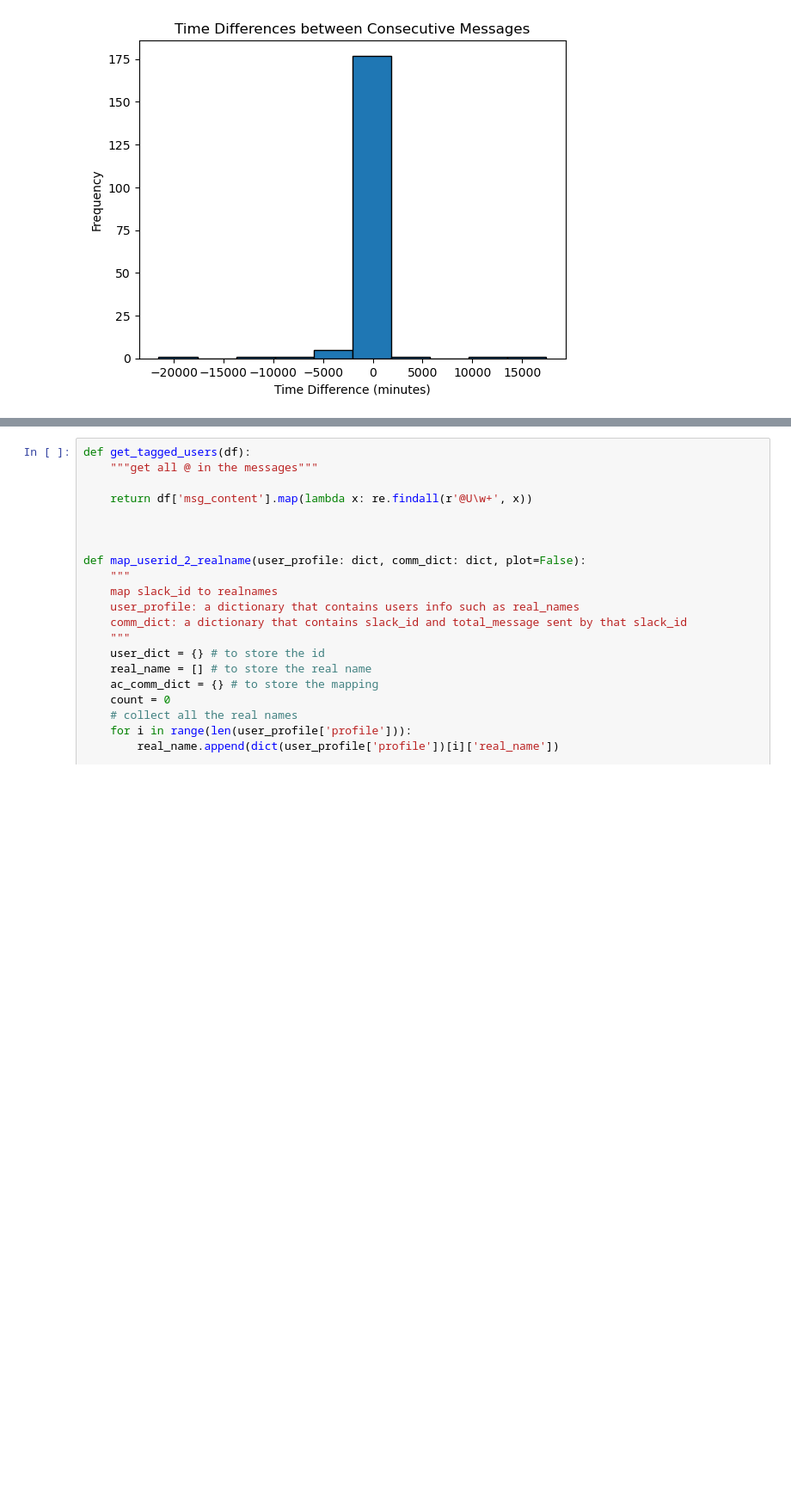
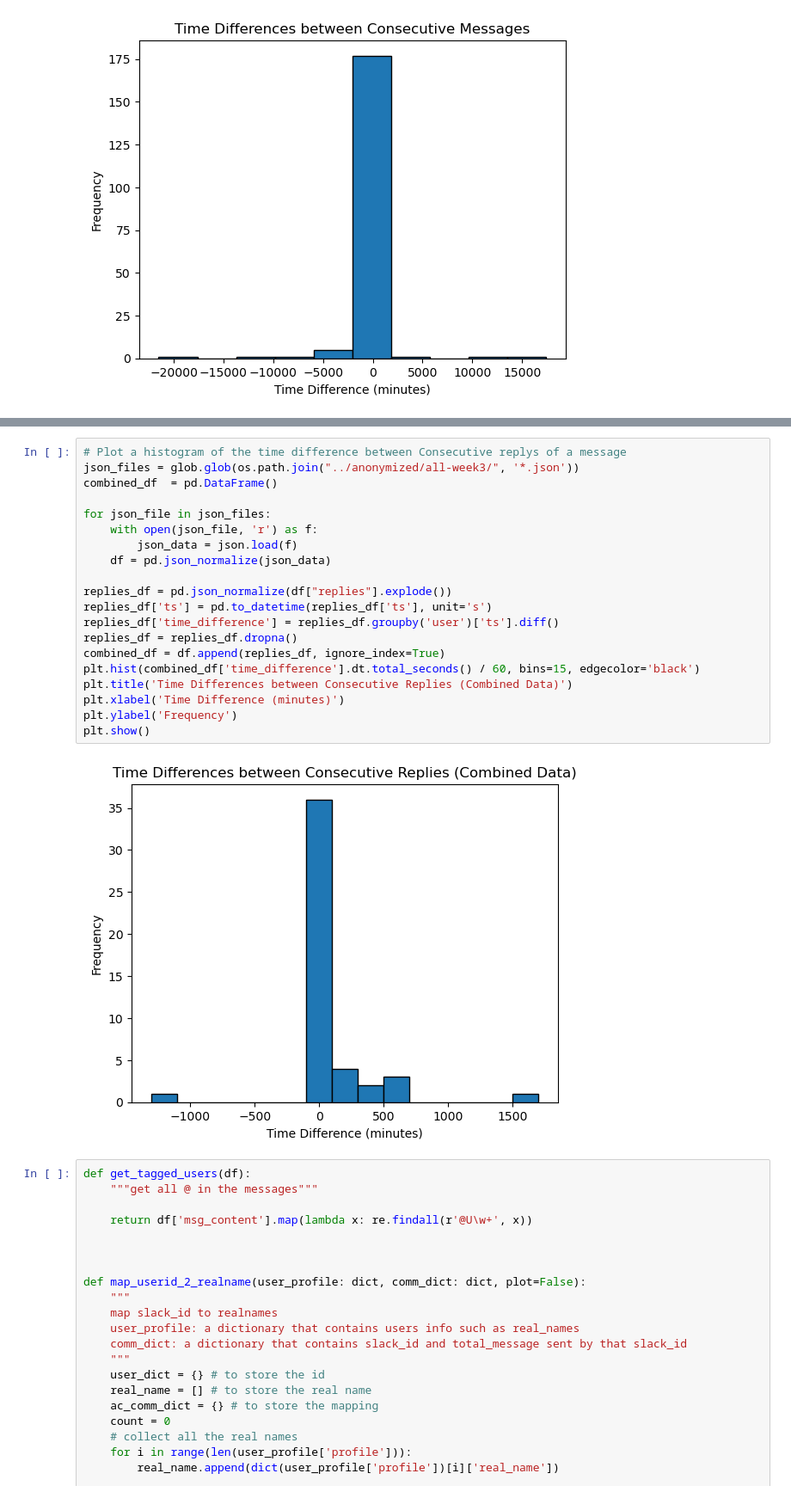
Before and after one commit to mickiyas123/10xac-week0_starter_network_analysis, a Jupyter notebook: notebooks/parse_slack_data.ipynb, the cells around one changed output, grey strips where cells are left out. Shown: that part at 86% size. Saved outputs shown, nothing was run; the diff lists cells and outputs as text; blank space fills up the shorter version.

Commit message:
feat: plot a histogram of the time difference between consecutive replies

```diff
--- a/notebooks/parse_slack_data.ipynb
+++ b/notebooks/parse_slack_data.ipynb
@@ -115,3 +99,25 @@ message_with_user
+# %%
+# Plot a histogram of the time difference between Consecutive replys of a message
+json_files = glob.glob(os.path.join("../anonymized/all-week3/", '*.json'))
+combined_df  = pd.DataFrame()
+
+for json_file in json_files:
+    with open(json_file, 'r') as f:
+        json_data = json.load(f)
+    df = pd.json_normalize(json_data)
+
+replies_df = pd.json_normalize(df["replies"].explode())
+replies_df['ts'] = pd.to_datetime(replies_df['ts'], unit='s')
+replies_df['time_difference'] = replies_df.groupby('user')['ts'].diff()
+replies_df = replies_df.dropna()
+combined_df = df.append(replies_df, ignore_index=True)
+plt.hist(combined_df['time_difference'].dt.total_seconds() / 60, bins=15, edgecolor='black')
+plt.title('Time Differences between Consecutive Replies (Combined Data)')
+plt.xlabel('Time Difference (minutes)')
+plt.ylabel('Frequency')
+plt.show()
+# %% [output]
+[figure, added]
 # %%
 def get_tagged_users(df):
     """get all @ in the messages"""
```
Also changed, not shown: parts of 1 cell of this notebook.
